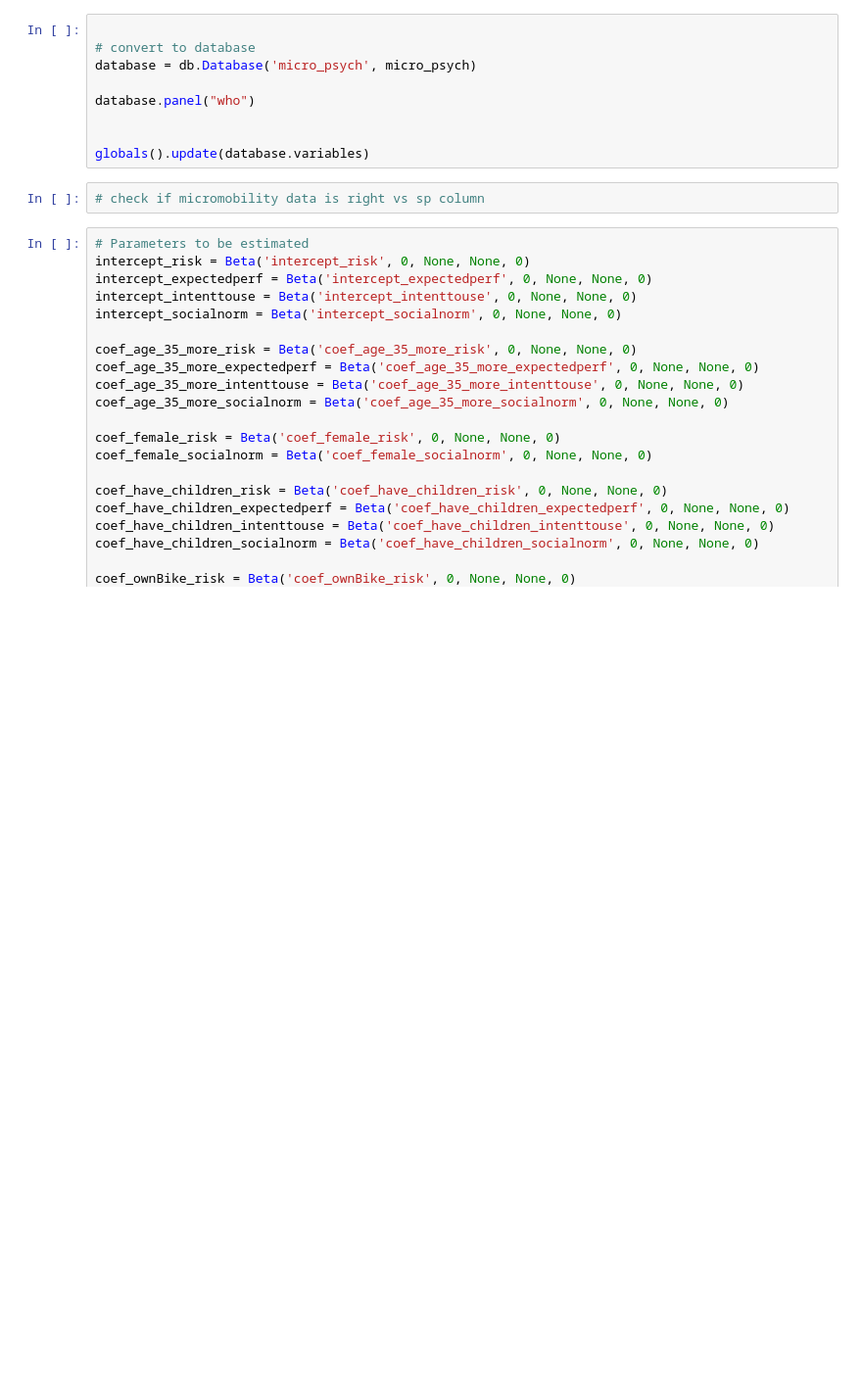
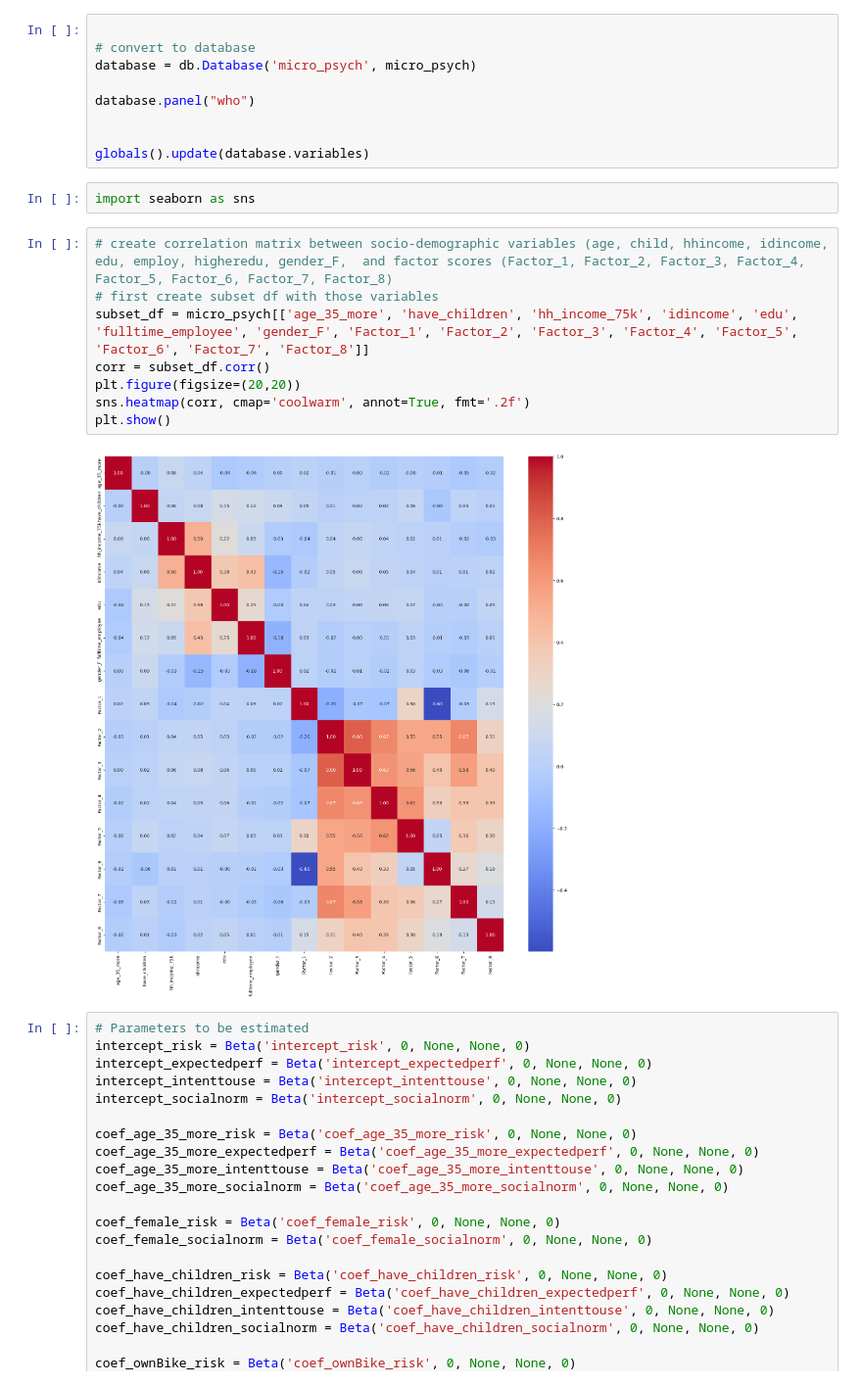
Before and after one commit to s-t-lab/smartproject-micromobility, a Jupyter notebook: HybridChoiceMicroOnly.ipynb, the cells around one changed output. Shown: that part at 98% size. Saved outputs shown, nothing was run; the diff lists cells and outputs as text; blank space fills up the shorter version.

Commit message:
Correlation matrix between observed and factor scores

```diff
--- a/HybridChoiceMicroOnly.ipynb
+++ b/HybridChoiceMicroOnly.ipynb
@@ -254,8 +272,18 @@ database.panel("who")
 
 
 globals().update(database.variables)
-# %%
-# check if micromobility data is right vs sp column
+# %%
+import seaborn as sns
+# %%
+# create correlation matrix between socio-demographic variables (age, child, hhincome, idincome, edu, employ, higheredu, gender_F,  and factor scores (Factor_1, Factor_2, Factor_3, Factor_4, Factor_5, Factor_6, Factor_7, Factor_8)
+# first create subset df with those variables
+subset_df = micro_psych[['age_35_more', 'have_children', 'hh_income_75k', 'idincome', 'edu', 'fulltime_employee', 'gender_F', 'Factor_1', 'Factor_2', 'Factor_3', 'Factor_4', 'Factor_5', 'Factor_6', 'Factor_7', 'Factor_8']]
+corr = subset_df.corr()
+plt.figure(figsize=(20,20))
+sns.heatmap(corr, cmap='coolwarm', annot=True, fmt='.2f')
+plt.show()
+# %% [output]
+[figure, added]
 # %%
 # Parameters to be estimated
 intercept_risk = Beta('intercept_risk', 0, None, None, 0)
```
Also changed, not shown: parts of 1 cell of this notebook.
